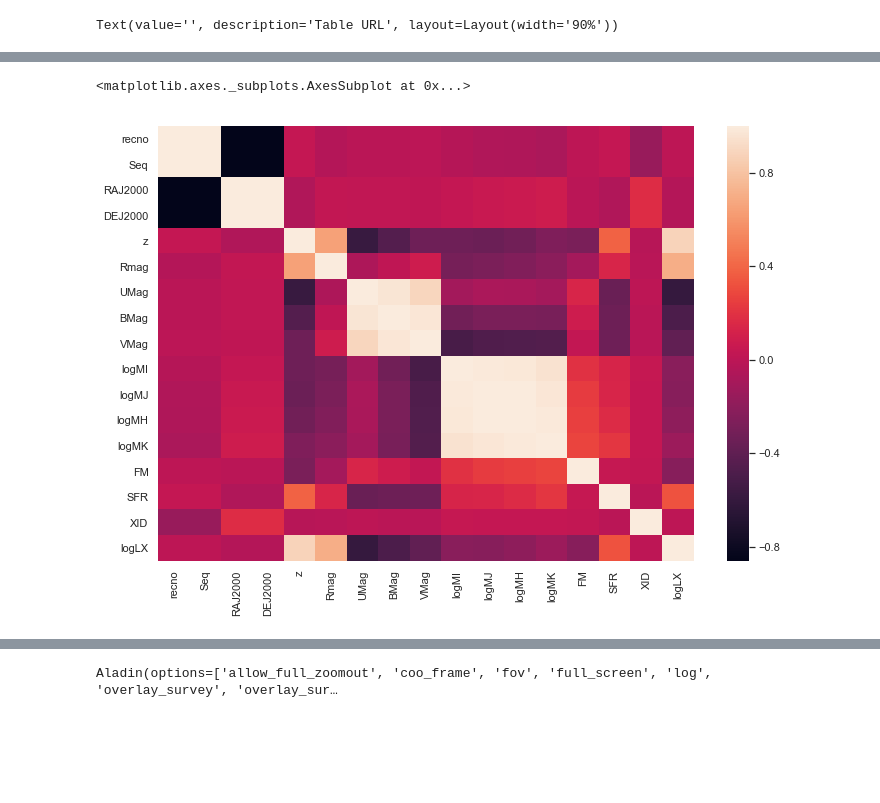
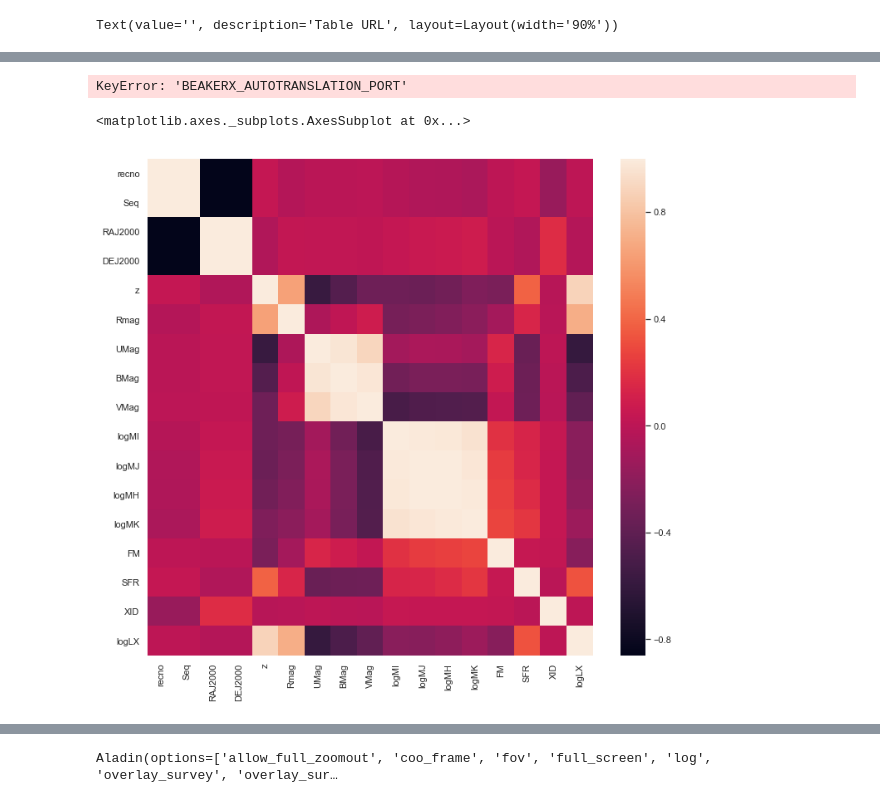
Before and after one commit to tboch/notebooks-playground, a Jupyter notebook: notebooks/vizier-table-study.ipynb, the cells around one changed output, grey strips where cells are left out. Saved outputs shown, nothing was run; the diff lists cells and outputs as text; code cells hidden in the pictures; blank space fills up the shorter version.

```diff
--- a/notebooks/vizier-table-study.ipynb
+++ b/notebooks/vizier-table-study.ipynb
@@ -45,12 +64,17 @@ beakerx.TableDisplay(df)
+# %%
+beakerx.pandas_display_table()
+beakerx.getVersionNumber()
+# %% [output]
+KeyError: 'BEAKERX_AUTOTRANSLATION_PORT'
 # %%
-plt.figure(figsize=(12, 8))
+plt.figure(figsize=(12, 11))
 sns.set()
 corr = df.corr()
 
 # plot the heatmap
 sns.heatmap(corr,
         xticklabels=corr.columns,
         yticklabels=corr.columns)
 # %% [output]
 <matplotlib.axes._subplots.AxesSubplot at 0x...>
-[figure, old version]
+[figure, new version]
```
Also changed, not shown: parts of 5 cells of this notebook.
